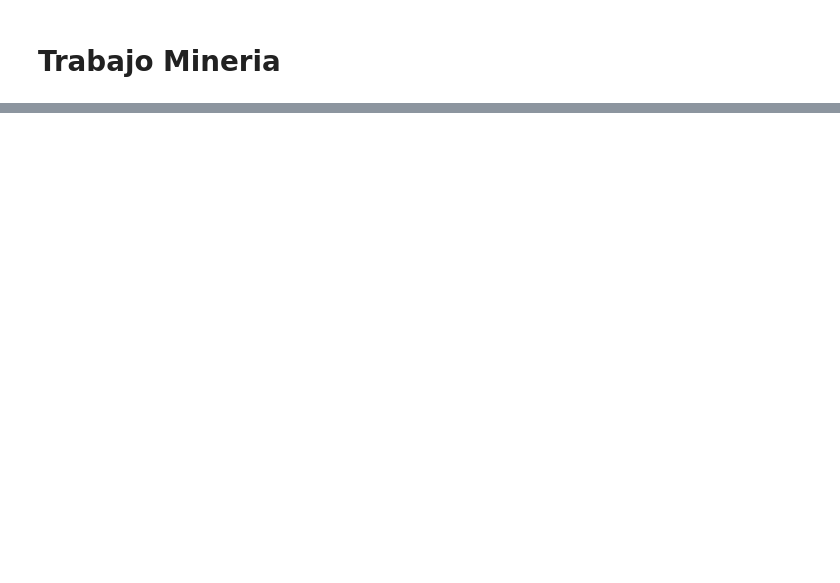
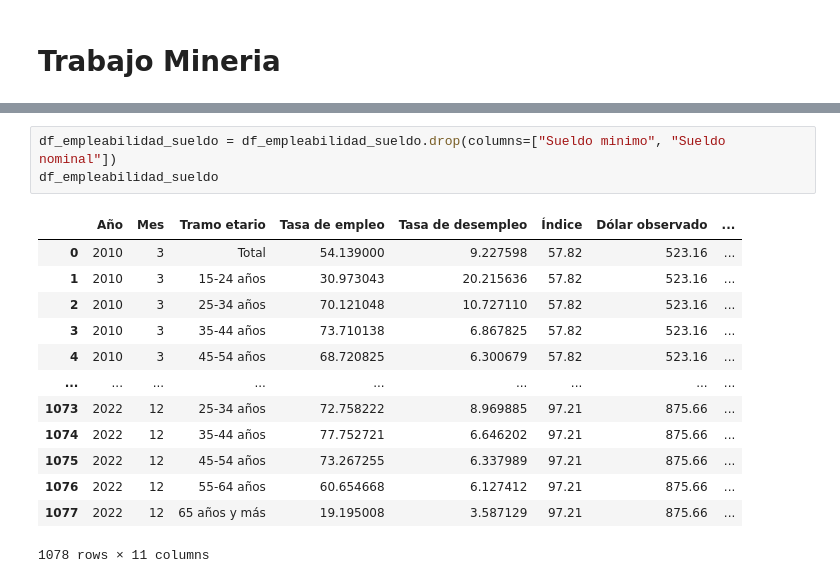
Before and after one commit to Martinosky/Proyecto_Mineria, a Jupyter notebook: Proyecto.ipynb, the cells around one changed output, grey strips where cells are left out. Drawn from its saved outputs; the diff is of its cells as text; blank space fills up the shorter version.

```diff
--- a/Proyecto.ipynb
+++ b/Proyecto.ipynb
@@ -173,0 +92,17 @@ df_empleabilidad_sueldo= pd.merge(df_empleabilidad_pib, sueldo_nominal[["Año","
+# %%
+df_empleabilidad_sueldo = df_empleabilidad_sueldo.drop(columns=["Sueldo minimo", "Sueldo nominal"])
+df_empleabilidad_sueldo
+# %% [output]
+|  | Año | Mes | Tramo etario | Tasa de empleo | Tasa de desempleo | Índice | Dólar observado | ... |
+| 0 | 2010 | 3 | Total | 54.139000 | 9.227598 | 57.82 | 523.16 | ... |
+| 1 | 2010 | 3 | 15-24 años | 30.973043 | 20.215636 | 57.82 | 523.16 | ... |
+| 2 | 2010 | 3 | 25-34 años | 70.121048 | 10.727110 | 57.82 | 523.16 | ... |
+| 3 | 2010 | 3 | 35-44 años | 73.710138 | 6.867825 | 57.82 | 523.16 | ... |
+| 4 | 2010 | 3 | 45-54 años | 68.720825 | 6.300679 | 57.82 | 523.16 | ... |
+| ... | ... | ... | ... | ... | ... | ... | ... | ... |
+| 1073 | 2022 | 12 | 25-34 años | 72.758222 | 8.969885 | 97.21 | 875.66 | ... |
+| 1074 | 2022 | 12 | 35-44 años | 77.752721 | 6.646202 | 97.21 | 875.66 | ... |
+| 1075 | 2022 | 12 | 45-54 años | 73.267255 | 6.337989 | 97.21 | 875.66 | ... |
+| 1076 | 2022 | 12 | 55-64 años | 60.654668 | 6.127412 | 97.21 | 875.66 | ... |
+| 1077 | 2022 | 12 | 65 años y más | 19.195008 | 3.587129 | 97.21 | 875.66 | ... |
+1078 rows × 11 columns
```
Also changed, not shown: parts of 7 cells of this notebook.
